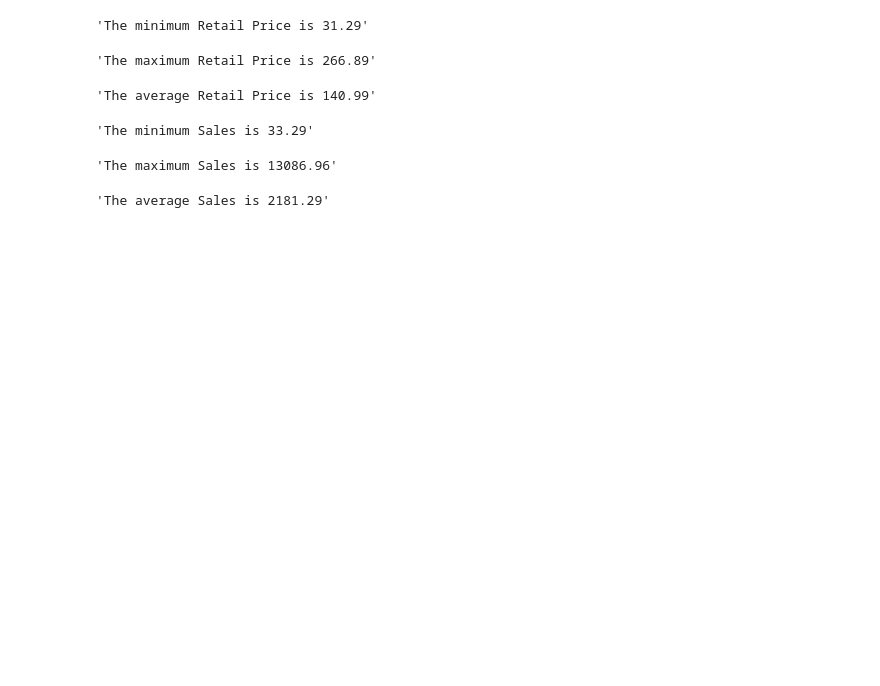
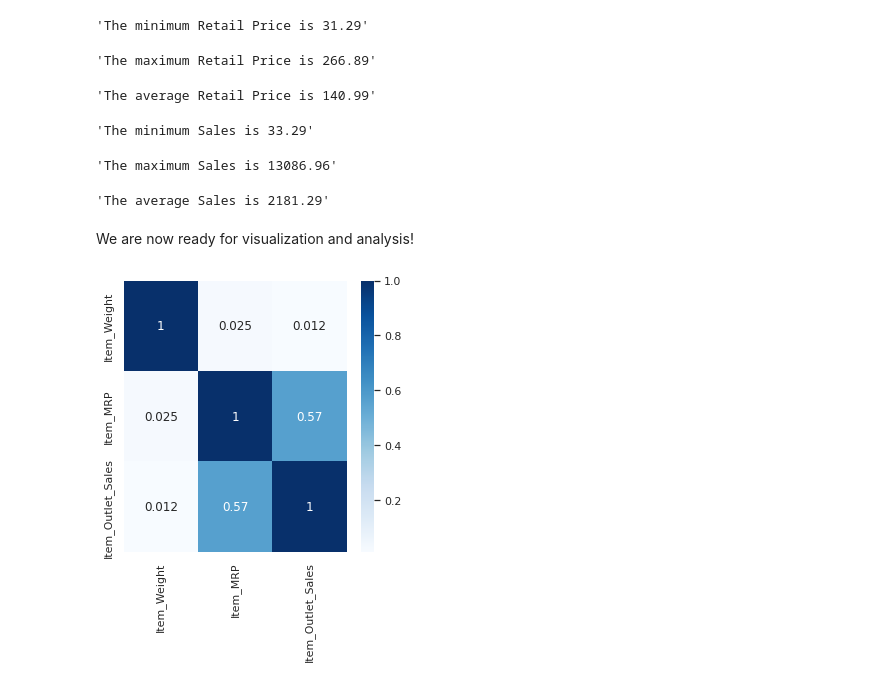
Before and after one commit to zevy613/sales-predictions, a Jupyter notebook: Project1.ipynb, the cells around one changed output. Cells and saved outputs as stored; diff of their text form; code cells hidden in the pictures; blank space fills up the shorter version.

```diff
--- a/Project1.ipynb
+++ b/Project1.ipynb
@@ -210,0 +212,2 @@ display("The average Sales is " + str(df['Item_Outlet_Sales'].mean().round(2)))
+# %% [markdown]
+We are now ready for visualization and analysis!
@@ -210,0 +218,7 @@ display("The average Sales is " + str(df['Item_Outlet_Sales'].mean().round(2)))
+# %%
+#Lets check to see if any of our columns correlate.
+corr = df.corr()
+plt.figure(figsize=(5,5))
+sns.heatmap(corr, cmap='Blues', annot=True);
+# %% [output]
+[figure, added]
```
Also changed, not shown: parts of 12 cells of this notebook.
